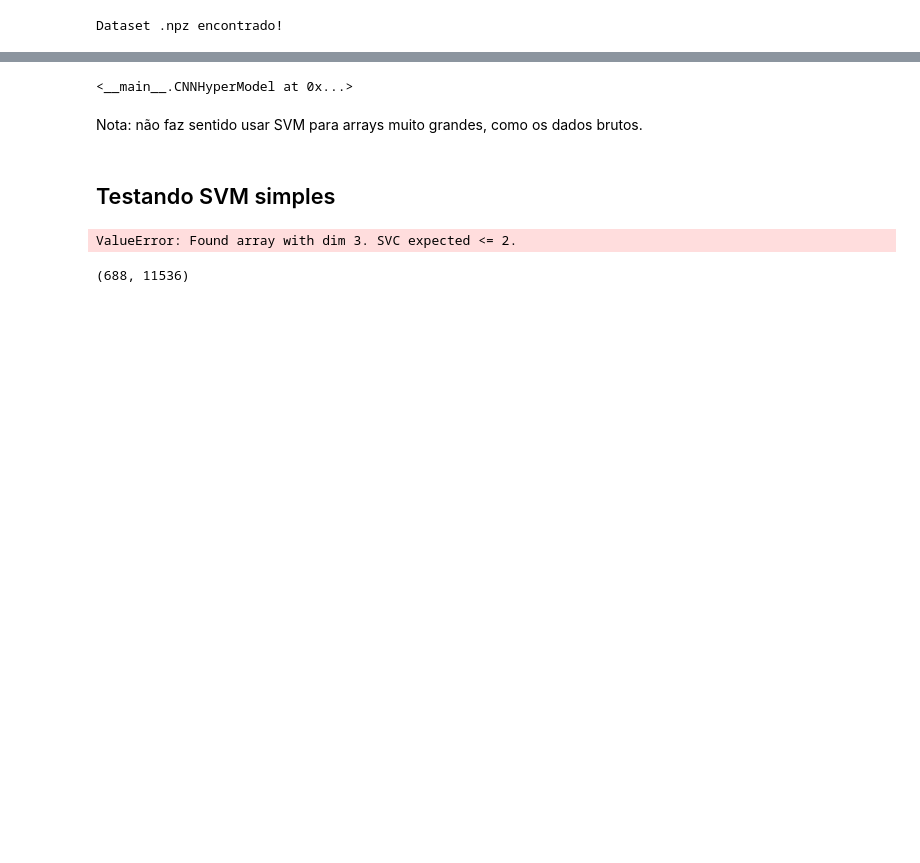
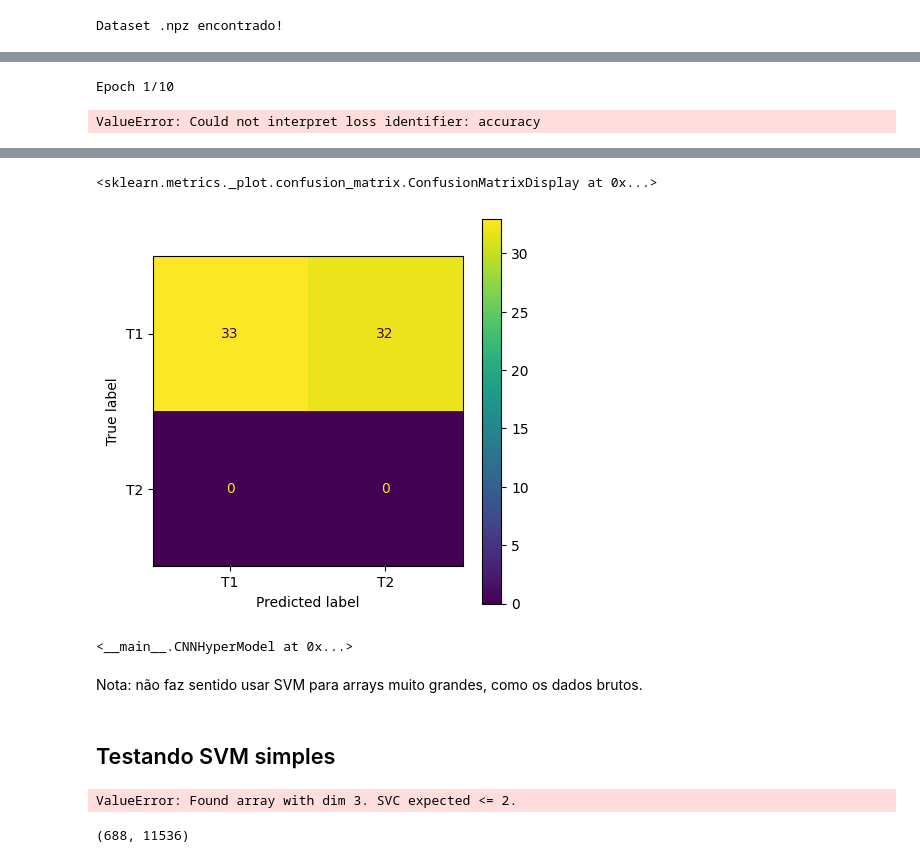
Before and after one commit to Enenon/bci-labios, a Jupyter notebook: criacao do modelo/modelo redes.ipynb, the cells around one changed output, grey strips where cells are left out. Saved outputs shown, nothing was run; the diff lists cells and outputs as text; code cells hidden in the pictures; blank space fills up the shorter version.

Commit message:
Adicionei o modelo em modelo_redes.ipynb

```diff
--- a/criacao do modelo/modelo redes.ipynb
+++ b/criacao do modelo/modelo redes.ipynb
@@ -2,7 +2,7 @@
 import numpy as np
 import tensorflow as tf
 # %%
-data_dir = r'C:\Users\LaBios - BCI\Documents'
+data_dir = '../'
 
 with np.load(data_dir+'\\T0l.npz') as eletr_score:
     for item in eletr_score.files:
@@ -50,13 +73,31 @@ from tensorflow.keras.layers import Conv1D, MaxPooling1D, Flatten, Dense
 # %%
 model = Sequential()
 
-model.add(Conv2D(32, (3,3), activation='relu'))
-model.add(MaxPooling2D())
-
+model.add(Conv1D(filters=20, kernel_size=(3,), activation='relu'))
+model.add(Conv1D(filters=20, kernel_size=(6,), activation='relu'))
+model.add(MaxPooling1D(pool_size=(2,)))
 model.add(Flatten())
-model.add(Dense(64, activation='relu'))
-model.add(Dense(10, activation='softmax'))
-
-model.compile('adam', loss='sparse_categorical_crossentropy', metrics=['accuracy'])
+model.add(Dense(units=60, activation='relu'))
+model.add(Dense(units=1, activation='sigmoid'))
+model.compile(loss='binary_crossentropy')
 
 hist = model.fit(x_train,y_train, epochs=10,validation_data=(x_test,y_test))
+# %% [output]
+Epoch 1/10
+ValueError: Could not interpret loss identifier: accuracy
+# %%
+from sklearn.metrics import ConfusionMatrixDisplay, confusion_matrix
+import matplotlib.pyplot as plt
+
+#Make predictions
+y_probs = model.predict(x_test)
+#Convert prediction probabilities into integers
+y_preds = y_probs.argmax(axis=1)
+#Confusion matrix
+cm=confusion_matrix(y_preds,y_test)
+#
+label_names = ["T1","T2"]
+disp=ConfusionMatrixDisplay(confusion_matrix=cm,display_labels=label_names)
+fig, ax = plt.subplots(figsize=(5,5))
+disp.plot(ax=ax)
+# %% [output]
@@ -63,3 +105,5 @@ hist = model.fit(x_train,y_train, epochs=10,validation_data=(x_test,y_test))
+<sklearn.metrics._plot.confusion_matrix.ConfusionMatrixDisplay at 0x...>
+[figure, added]
 # %%
 
 METRICS = [
```
Also changed, not shown: parts of 5 cells of this notebook.
